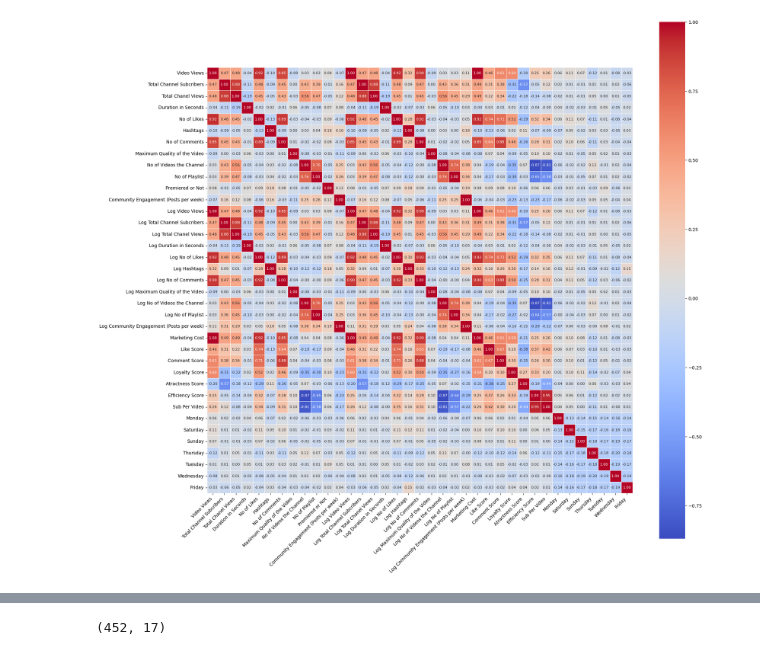
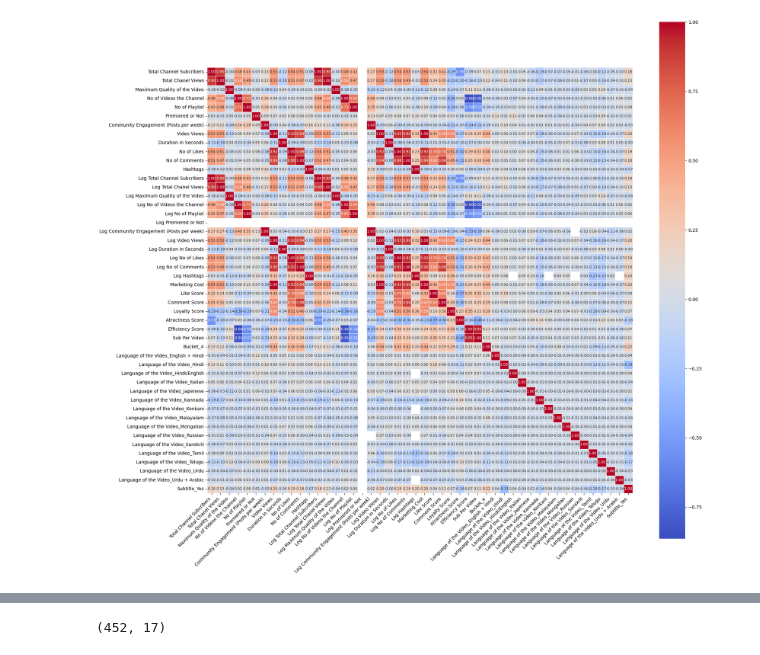
Before and after one commit to emirsglm/youtube-analysis, a Jupyter notebook: model.ipynb, the cells around one changed output, grey strips where cells are left out. Saved outputs shown, nothing was run; the diff lists cells and outputs as text; code cells hidden in the pictures.

Commit message:
estimating channels now videos on this branch

```diff
--- a/model.ipynb
+++ b/model.ipynb
@@ -14,0 +19,7 @@ df.head()
+# %%
+df['Subtitle'] = df['Subtitle'].replace('yes', 'Yes')
+# %%
+df['Bucket_4'] = df['Buckets'].apply(lambda x: 1 if x == 'Bucket 4' else 0)
+# %%
+df_encoded = pd.get_dummies(df, columns=['Language of the Video', 'Subtitle'], drop_first=True)
+df_encoded.head().columns
@@ -14,0 +44,3 @@ df.head()
+# %%
+df_encoded.drop(columns=['Buckets'], inplace=True)
+df = df_encoded.copy()
@@ -92,26 +99,26 @@ numeric_log_columns = ['Video Views',
 # %%
 import matplotlib.pyplot as plt
 import seaborn as sns
 
 plt.figure(figsize=(20, 18))  # Increase figure size for better fit
 
-corr_matrix = df[numeric_log_columns].corr("spearman")
+corr_matrix = df.corr("spearman")
 
 sns.heatmap(
     corr_matrix,
     annot=True,
     fmt='.2f',
     cmap='coolwarm',
     square=True,
     cbar_kws={"shrink": 1},
     linewidths=0.5,  # optional, to separate cells clearly
     annot_kws={"size": 8}  # reduce annotation font size if crowded
 )
 
 plt.xticks(rotation=45, ha='right')  # rotate x labels to avoid overlap
 plt.yticks(rotation=0)  # keep y labels horizontal
 plt.tight_layout()  # adjust layout so labels fit
 
 plt.show()
 # %% [output]
-[figure, old version]
+[figure, new version]
```
Also changed, not shown: parts of 15 cells of this notebook, 1 other file.
